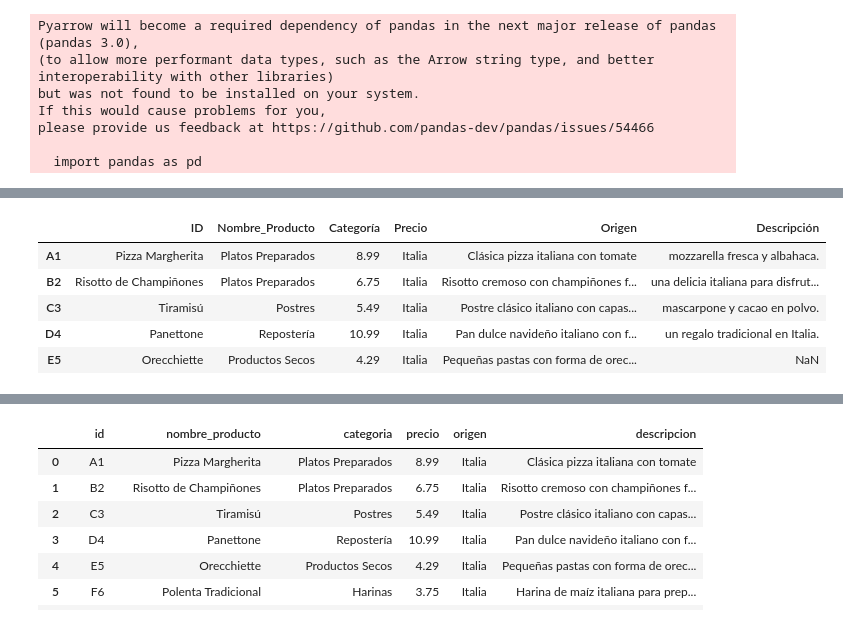
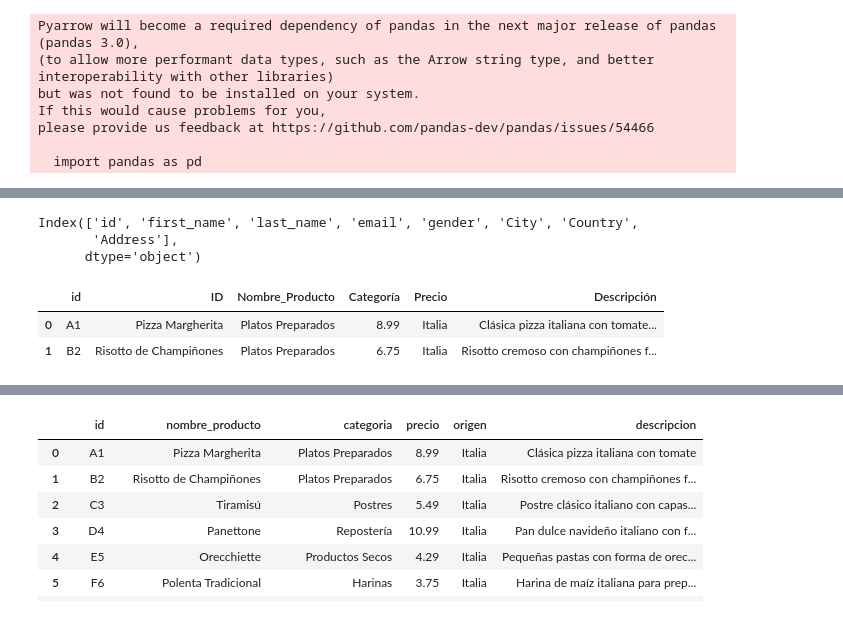
Before and after one commit to Dondiz/PromoG-Modulo3-Sprint2-Pair-Isa_Nerea, a Jupyter notebook: ETL I/lectura-info.ipynb, the cells around one changed output, grey strips where cells are left out. Cells and saved outputs as stored; diff of their text form; code cells hidden in the pictures.

```diff
--- a/ETL I/lectura-info.ipynb
+++ b/ETL I/lectura-info.ipynb
@@ -37,9 +17,12 @@ id_productos
+# %%
+clientes.columns
+# %% [output]
+Index(['id', 'first_name', 'last_name', 'email', 'gender', 'City', 'Country',
+       'Address'],
+      dtype='object')
 # %%
-productos.head()
+productos.head(2)
 # %% [output]
-|  | ID | Nombre_Producto | Categoría | Precio | Origen | Descripción |
-| A1 | Pizza Margherita | Platos Preparados | 8.99 | Italia | Clásica pizza italiana con tomate | mozzarella fresca y albahaca. |
-| B2 | Risotto de Champiñones | Platos Preparados | 6.75 | Italia | Risotto cremoso con champiñones f... | una delicia italiana para disfrut... |
-| C3 | Tiramisú | Postres | 5.49 | Italia | Postre clásico italiano con capas... | mascarpone y cacao en polvo. |
-| D4 | Panettone | Repostería | 10.99 | Italia | Pan dulce navideño italiano con f... | un regalo tradicional en Italia. |
-| E5 | Orecchiette | Productos Secos | 4.29 | Italia | Pequeñas pastas con forma de orec... | NaN |
+|  | id | ID | Nombre_Producto | Categoría | Precio | Descripción |
+| 0 | A1 | Pizza Margherita | Platos Preparados | 8.99 | Italia | Clásica pizza italiana con tomate... |
+| 1 | B2 | Risotto de Champiñones | Platos Preparados | 6.75 | Italia | Risotto cremoso con champiñones f... |
```
Also changed, not shown: parts of 10 cells of this notebook, 3 other files.
